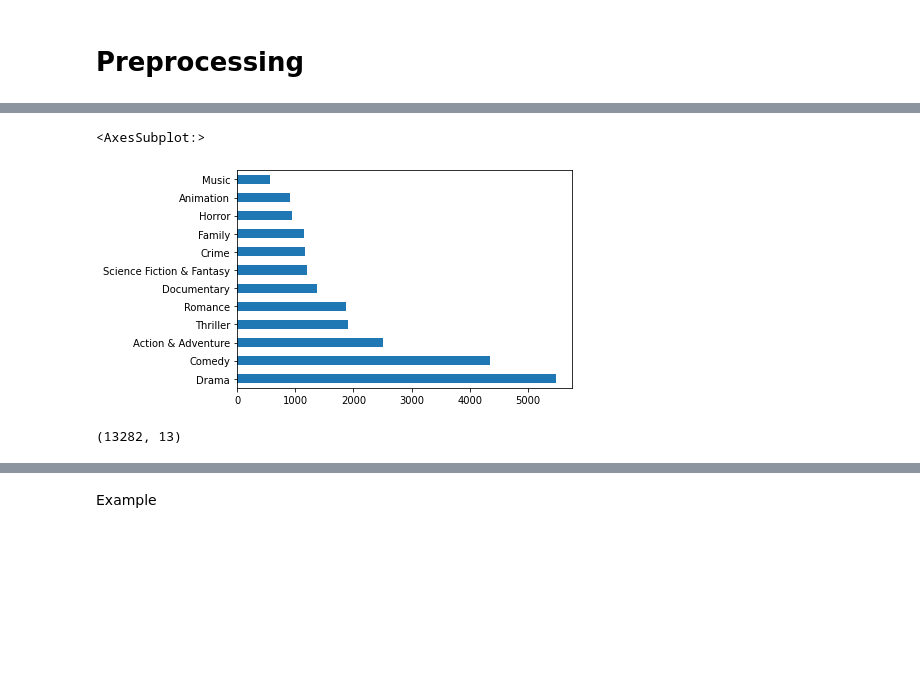
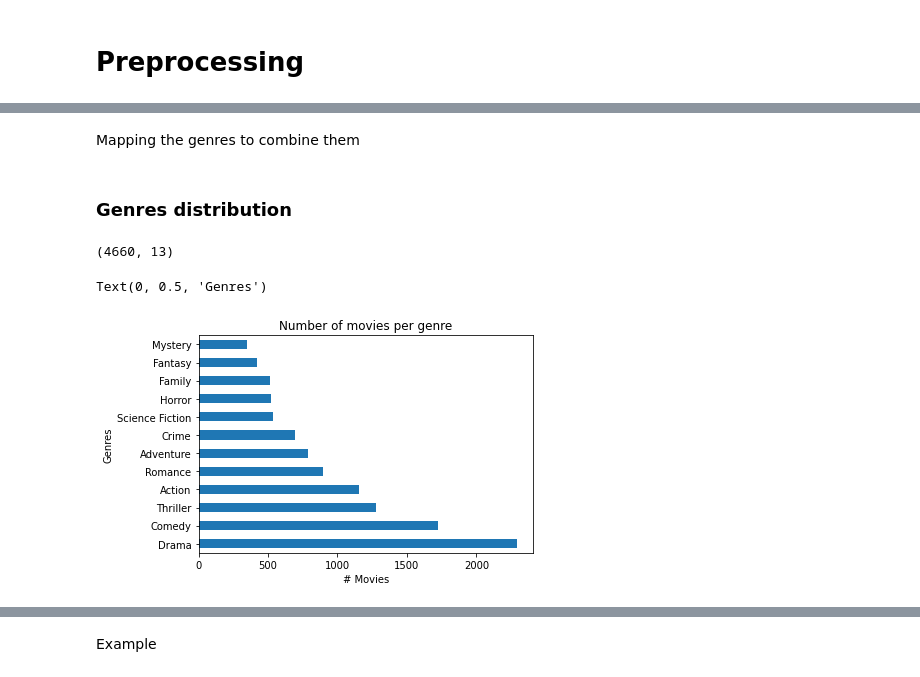
Before and after one commit to Jaimemorillo/nlp-movies, a Jupyter notebook: genre-prediction.ipynb, the cells around one changed output, grey strips where cells are left out. Drawn from its saved outputs; the diff is of its cells as text; code cells hidden in the pictures; blank space fills up the shorter version.

Commit message:
Kaggle Notebook | Genre prediction | Version 6

```diff
--- a/genre-prediction.ipynb
+++ b/genre-prediction.ipynb
@@ -20,16 +28,11 @@ netflix_df = pd.read_csv('../input/netflix-shows/netflix_titles.csv', index_col=
 # %%
 tmdb_df = tmdb_df.loc[:,['overview','genres']]
 tmdb_df = tmdb_df.dropna(subset=['overview', 'genres'])
-
-netflix_df = netflix_df.loc[:,['description', 'listed_in']]
-netflix_df = netflix_df.dropna(subset=['description', 'listed_in'])
-netflix_df['listed_in'] = netflix_df['listed_in'].str.split(',')
-netflix_df['listed_in'] = netflix_df['listed_in'].apply(lambda x: [i.strip() for i in x])
-netflix_df = netflix_df.rename(columns={'description': 'overview', 'listed_in':'genres'})
 
 def parse_genres(genres_string):
     genres_dict = eval(genres_string)
     genres = [i['name'] for i in genres_dict]
     return genres
 
-tmdb_df['genres'] = tmdb_df['genres'].apply(lambda x: parse_genres(x))
+tmdb_df['genres'] = tmdb_df['genres'].progress_apply(lambda x: parse_genres(x))
+df = tmdb_df.copy()
@@ -78,16 +39,25 @@ df.reset_index(inplace=True, drop=True)
+# %% [markdown]
+Mapping the genres to combine them
 # %%
 mlb = MultiLabelBinarizer()
 genres_binary = mlb.fit_transform(df['genres'])
 genres = pd.DataFrame(genres_binary, columns=mlb.classes_, index=df.index)
 # %%
-df = df.join(genres).drop(['genres', 'Foreign', 'History', 'War', 'Western', 'TV Movie', 'Mystery'],axis=1)
-df = df[df.sum(axis=1)!=0]
+df = df.join(genres).drop(['genres', 'Foreign', 'History', 'Music', 'Animation',
+                           'War', 'Western', 'TV Movie', 'Documentary'], axis=1)
+df = df[df.sum(axis=1)!=0] # Remove movies with no genres
+# Remove multiple white spaces
+df['overview'] = df['overview'].progress_apply(lambda x: re.sub(' +', ' ', x))
+df.reset_index(inplace=True, drop=True)
+# %% [markdown]
+### Genres distribution
 # %%
-df.iloc[:,1:].sum().sort_values(ascending=False).plot(kind='barh')
+print(df.shape)
+ax = df.iloc[:,1:].sum().sort_values(ascending=False).plot(kind='barh',
+                                                           title='Number of movies per genre')
+ax.set_xlabel("# Movies")
+ax.set_ylabel("Genres")
 # %% [output]
-<AxesSubplot:>
+(4660, 13)
+Text(0, 0.5, 'Genres')
-[figure, old version]
+[figure, new version]
-# %%
-df.shape
-# %% [output]
-(13282, 13)
```
Also changed, not shown: parts of 38 cells of this notebook.
